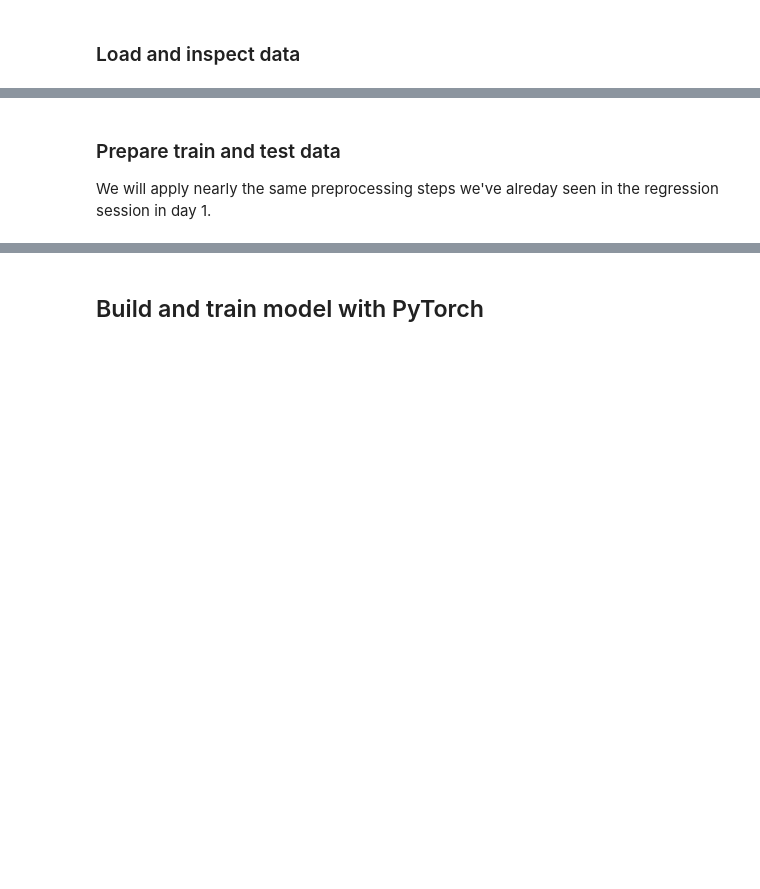
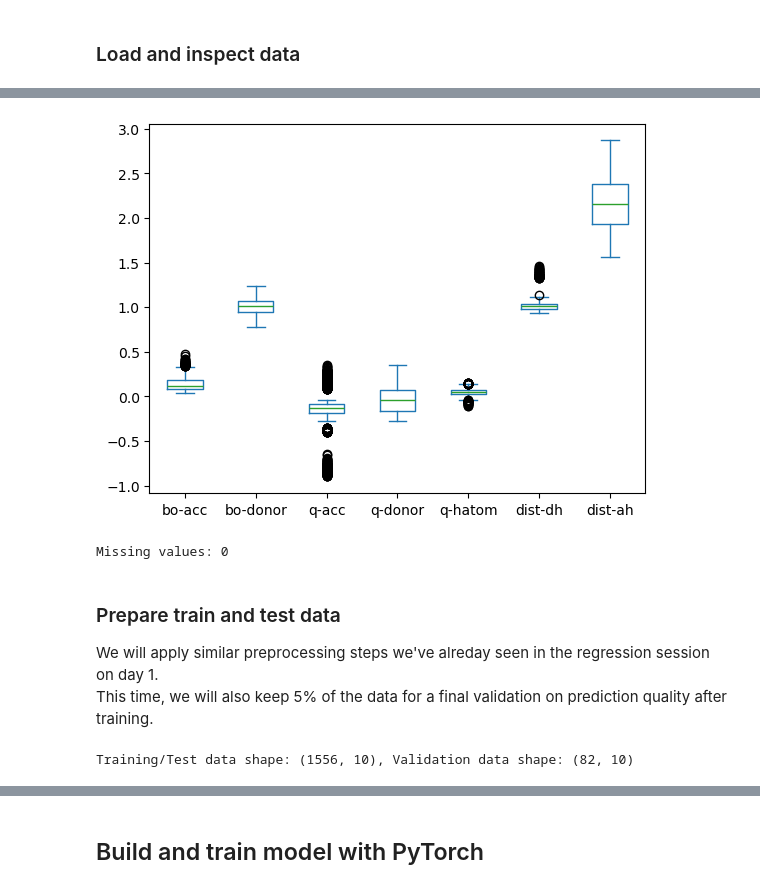
Before and after one commit to Sukanto54cl/ai-school-iom-2025, a Jupyter notebook: docs/day3.1_deep_learning/01_torch_regression.ipynb, the cells around one changed output, grey strips where cells are left out. Saved outputs shown, nothing was run; the diff lists cells and outputs as text; code cells hidden in the pictures; blank space fills up the shorter version.

```diff
--- a/docs/day3.1_deep_learning/01_torch_regression.ipynb
+++ b/docs/day3.1_deep_learning/01_torch_regression.ipynb
@@ -61,7 +70,27 @@ Missing values: 0
+# %%
+# Boxplot to have a basic check for obvious outliers
+df.drop(columns=["energy"]).plot(kind="box")
+plt.show()
+# %% [output]
+[figure, added]
+# %%
+# Check for missing values
+print('Missing values:', df.isnull().sum().sum())
+# %% [output]
+Missing values: 0
 # %% [markdown]
 ### Prepare train and test data
 
-We will apply nearly the same preprocessing steps we've alreday seen in the regression session in day 1.
+We will apply similar preprocessing steps we've alreday seen in the regression session on day 1.
+This time, we will also keep 5% of the data for a final validation on prediction quality after training.
+# %%
+# Get random 5% of data for validation
+df_val = df.sample(frac=0.05, random_state=42)
+# Drop those validation data from training data
+df_tt = df.drop(df_val.index)
+print(f"Training/Test data shape: {df_tt.shape}, Validation data shape: {df_val.shape}")
+# %% [output]
+Training/Test data shape: (1556, 10), Validation data shape: (82, 10)
 # %%
 # Separate features and target
 target_col = "energy"
```
Also changed, not shown: parts of 23 cells of this notebook, 1 other file.
